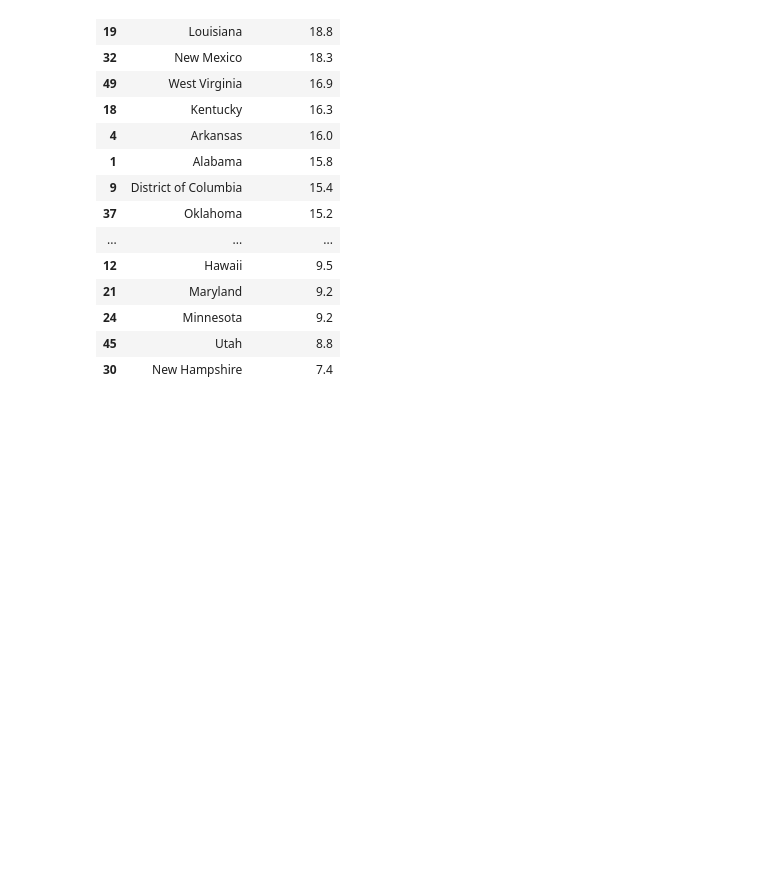
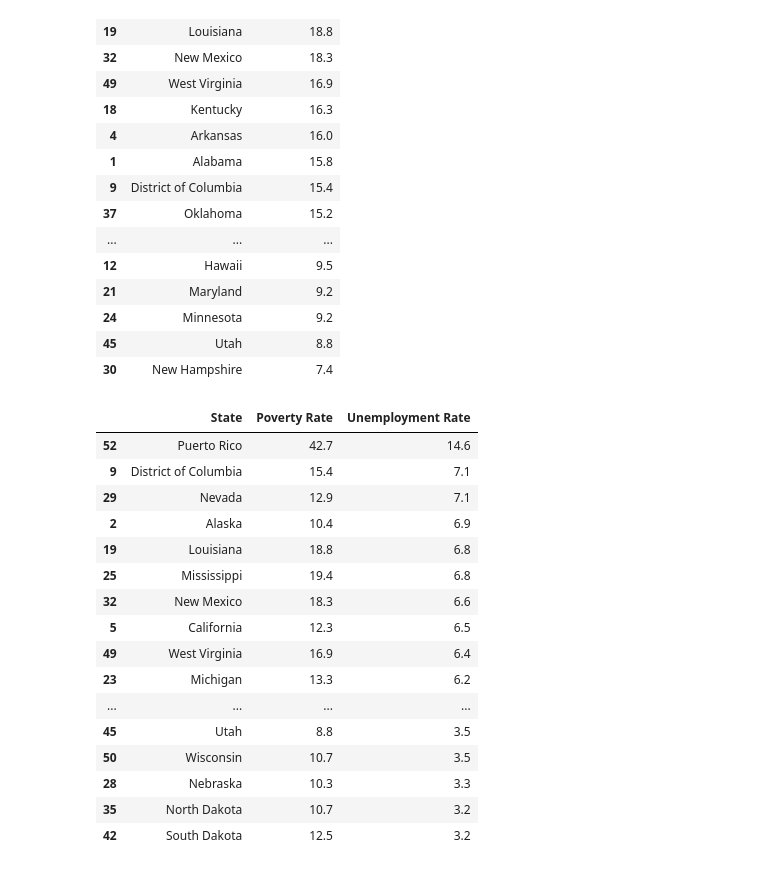
Before and after one commit to megangoode3/Group_Project_1, a Jupyter notebook: Census_data/state_poverty_comp.ipynb, the cells around one changed output. Cells and saved outputs as stored; diff of their text form; code cells hidden in the pictures; blank space fills up the shorter version.

```diff
--- a/Census_data/state_poverty_comp.ipynb
+++ b/Census_data/state_poverty_comp.ipynb
@@ -90,3 +111,25 @@ sorted_state_poverty_df
 | 24 | Minnesota | 9.2 |
 | 45 | Utah | 8.8 |
 | 30 | New Hampshire | 7.4 |
+# %%
+# new dataframe sorted by unemployment rate
+sorted_state_unemployment_df = state_poverty_df.sort_values(by="Unemployment Rate", ascending=False)
+sorted_state_unemployment_df
+# %% [output]
+|  | State | Poverty Rate | Unemployment Rate |
+| 52 | Puerto Rico | 42.7 | 14.6 |
+| 9 | District of Columbia | 15.4 | 7.1 |
+| 29 | Nevada | 12.9 | 7.1 |
+| 2 | Alaska | 10.4 | 6.9 |
+| 19 | Louisiana | 18.8 | 6.8 |
+| 25 | Mississippi | 19.4 | 6.8 |
+| 32 | New Mexico | 18.3 | 6.6 |
+| 5 | California | 12.3 | 6.5 |
+| 49 | West Virginia | 16.9 | 6.4 |
+| 23 | Michigan | 13.3 | 6.2 |
+| ... | ... | ... | ... |
+| 45 | Utah | 8.8 | 3.5 |
+| 50 | Wisconsin | 10.7 | 3.5 |
+| 28 | Nebraska | 10.3 | 3.3 |
+| 35 | North Dakota | 10.7 | 3.2 |
+| 42 | South Dakota | 12.5 | 3.2 |
```
Also changed, not shown: parts of 2 cells of this notebook.
